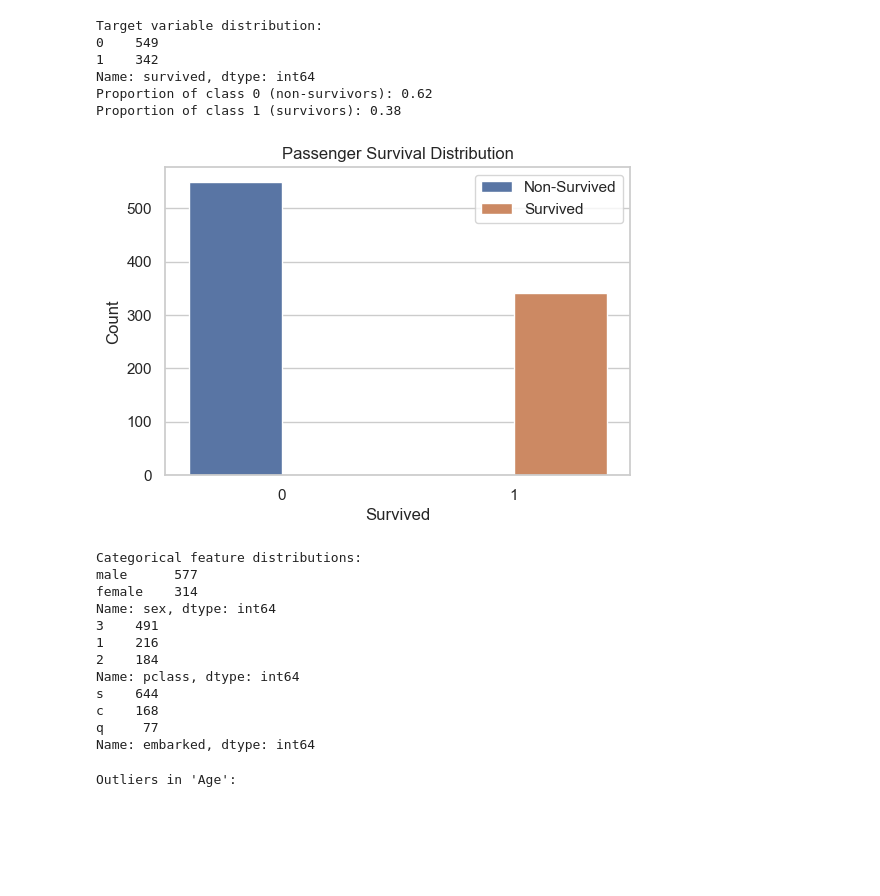
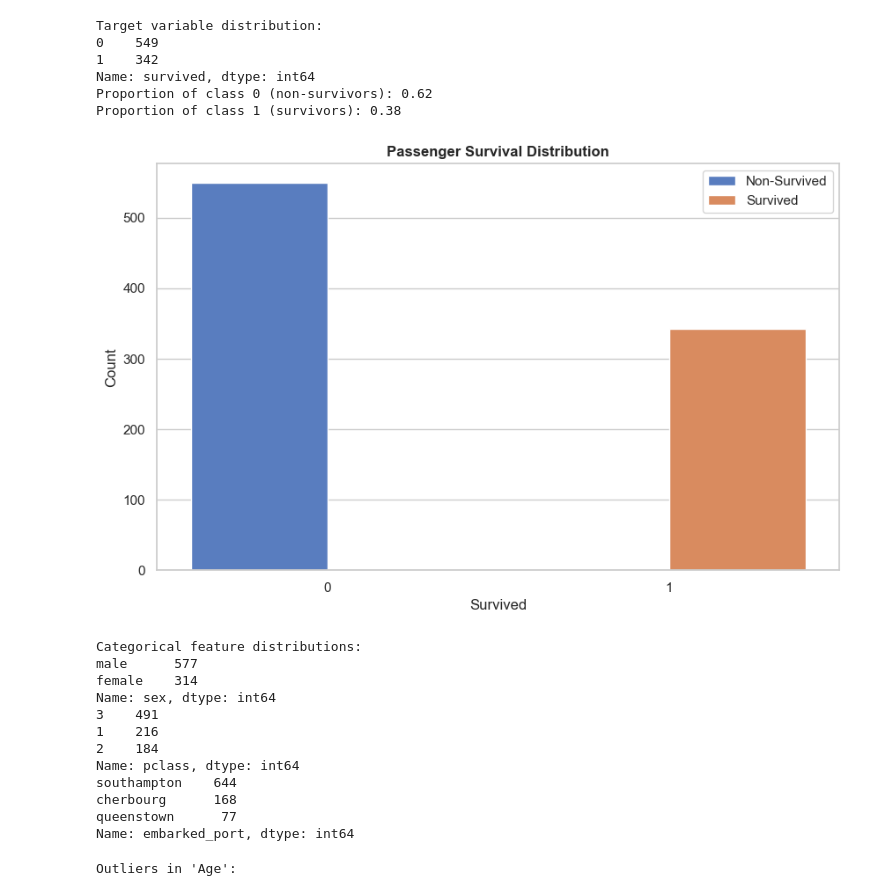
Before and after one commit to ErikaMelt/data-ship-api, a Jupyter notebook: notebooks/eda.ipynb, the cells around one changed output. Cells and saved outputs as stored; diff of their text form; code cells hidden in the pictures; blank space fills up the shorter version.

```diff
--- a/notebooks/eda.ipynb
+++ b/notebooks/eda.ipynb
@@ -21,3 +26,9 @@
+# %%
+sns.set(style="whitegrid")
+plt.rcParams['figure.figsize'] = (10, 6)
+plt.rcParams['font.size'] = 12
+plt.rcParams['axes.titleweight'] = 'bold'
+sns.set_palette('muted')
 # %% [markdown]
 <a id="1"></a>
 <h1><b><span style="color: #8b4513; font-size: 28px">Exploratory Data Analysis Questions</span></b></h1>
@@ -220,24 +171,19 @@ Name: survived, dtype: int64
 Proportion of class 0 (non-survivors): 0.62
 Proportion of class 1 (survivors): 0.38
 # %%
-# Assuming 'train_df' is the DataFrame containing the data
-sns.set(style="whitegrid")
-
-plt.figure(figsize=(6, 4))
 sns.countplot(x='survived', data=train_df, hue="survived")
 plt.xlabel('Survived')
 plt.ylabel('Count')
 plt.title('Passenger Survival Distribution')
 plt.legend(labels=['Non-Survived', 'Survived'])
-
 plt.show()
 # %% [output]
-[figure, old version]
+[figure, new version]
 # %%
 print("Categorical feature distributions:")
 print(train_df['sex'].value_counts())
 print(train_df['pclass'].value_counts())
-print(train_df['embarked'].value_counts())
+print(train_df['embarked_port'].value_counts())
 # %% [output]
 Categorical feature distributions:
 male      577
@@ -247,10 +193,10 @@ Name: sex, dtype: int64
 1    216
 2    184
 Name: pclass, dtype: int64
-s    644
-c    168
-q     77
-Name: embarked, dtype: int64
+southampton    644
+cherbourg      168
+queenstown      77
+Name: embarked_port, dtype: int64
 # %%
 print("Outliers in 'Age':")
 train_df[train_df['age'] > train_df['age'].mean() + 3 * train_df['age'].std()]
```
Also changed, not shown: parts of 27 cells of this notebook.
